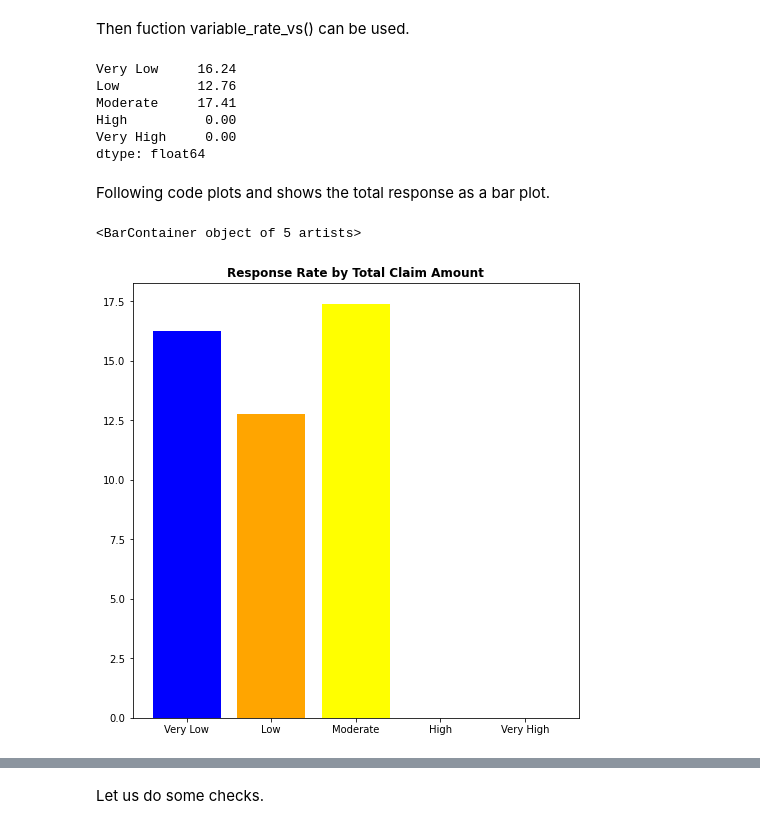
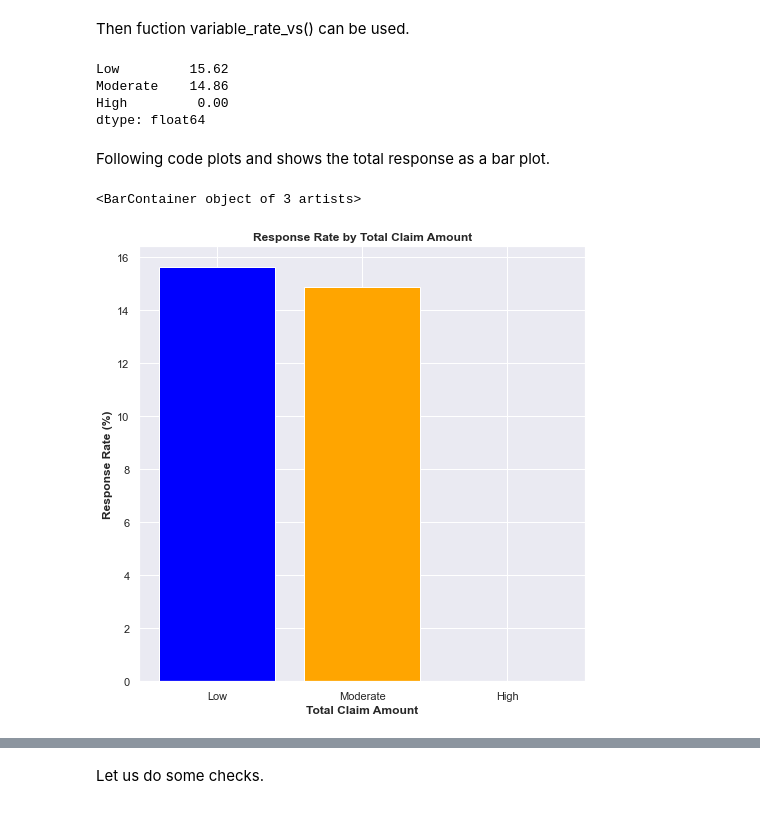
Before and after one commit to NHer0/IronEnrique, a Jupyter notebook: Customer_Analysis_Case_Study/Customer_Analysis_Case_Study.ipynb, the cells around one changed output, grey strips where cells are left out. Cells and saved outputs as stored; diff of their text form; code cells hidden in the pictures.

```diff
--- a/Customer_Analysis_Case_Study/Customer_Analysis_Case_Study.ipynb
+++ b/Customer_Analysis_Case_Study/Customer_Analysis_Case_Study.ipynb
@@ -620,6 +620,9 @@ Not Defined     631
 Name: Response, dtype: int64
 # %% [markdown]
 Following code plots and shows the total response as a bar plot.
+# %%
+# theme
+sns.set_theme(style="darkgrid")
 # %%
 # create figure and axes
 fig1, ax1 = plt.subplots(figsize = (8,8))
@@ -685,8 +703,8 @@ Following code plots and shows the total response as a bar plot.
 # %% [markdown]
 First I will bin the Total Claim Amount into categories.
 # %%
-total_claim_amount_labels = ['Very Low', 'Low', 'Moderate', 'High', 'Very High']
-ca_c_df['Total_Claim_Amount_binned'] = pd.cut(ca_c_df['Total Claim Amount'],5, labels=total_claim_amount_labels)
+total_claim_amount_labels = ['Low', 'Moderate', 'High']
+ca_c_df['Total_Claim_Amount_binned'] = pd.cut(ca_c_df['Total Claim Amount'],3, labels=total_claim_amount_labels)
 # %%
 ca_c_df.head()
 # %% [output]
@@ -704,23 +722,25 @@ response_total_claim_amount_rate = variable_rate_vs(ca_c_df, "Response", "Total_
 # %%
 response_total_claim_amount_rate
 # %% [output]
-Very Low     16.24
-Low          12.76
-Moderate     17.41
-High          0.00
-Very High     0.00
+Low         15.62
+Moderate    14.86
+High         0.00
 dtype: float64
 # %% [markdown]
 Following code plots and shows the total response as a bar plot.
 # %%
 # create figure and axes
 fig3, ax3 = plt.subplots(figsize = (8,8))
 
 # set title
 ax3.set_title('Response Rate by Total Claim Amount', fontweight='bold')
 
+# axes titles
+ax3.set_xlabel("Total Claim Amount", fontweight='bold')
+ax3.set_ylabel("Response Rate (%)", fontweight='bold')
+
 # plot the bar chart
 ax3.bar(response_total_claim_amount_rate.index, response_total_claim_amount_rate, color=('blue','orange', 'yellow', "red", "black"))
 # %% [output]
-<BarContainer object of 5 artists>
+<BarContainer object of 3 artists>
-[figure, old version]
+[figure, new version]
```
Also changed, not shown: parts of 9 cells of this notebook.
